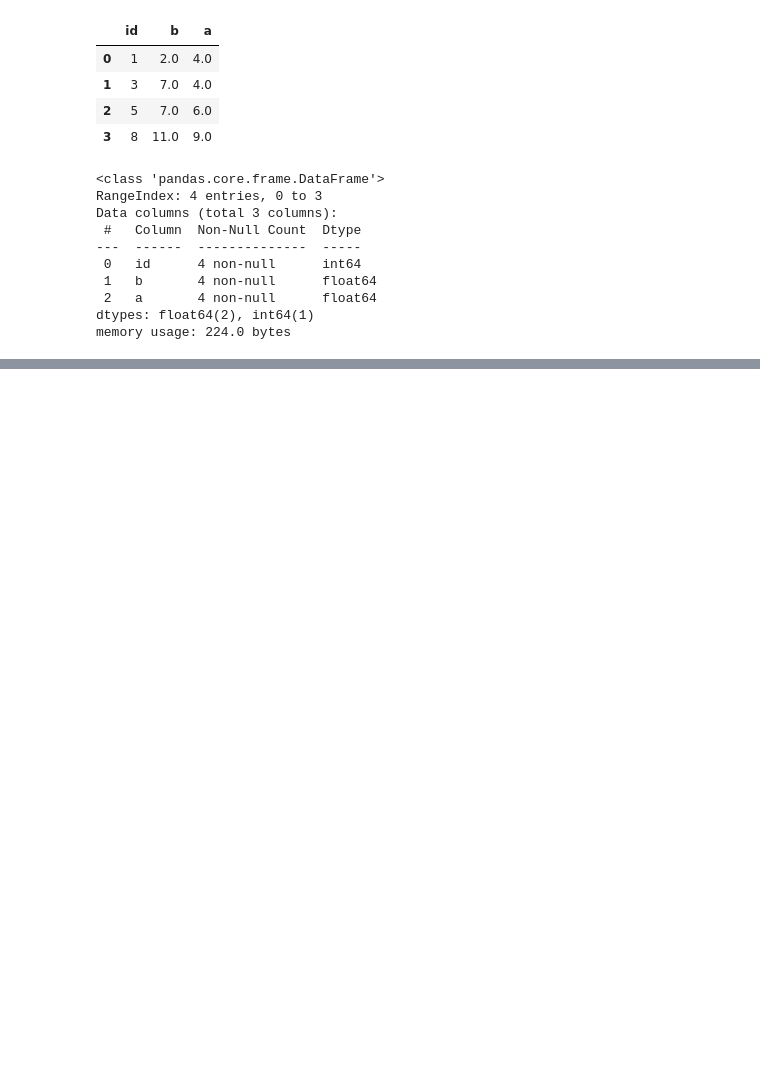
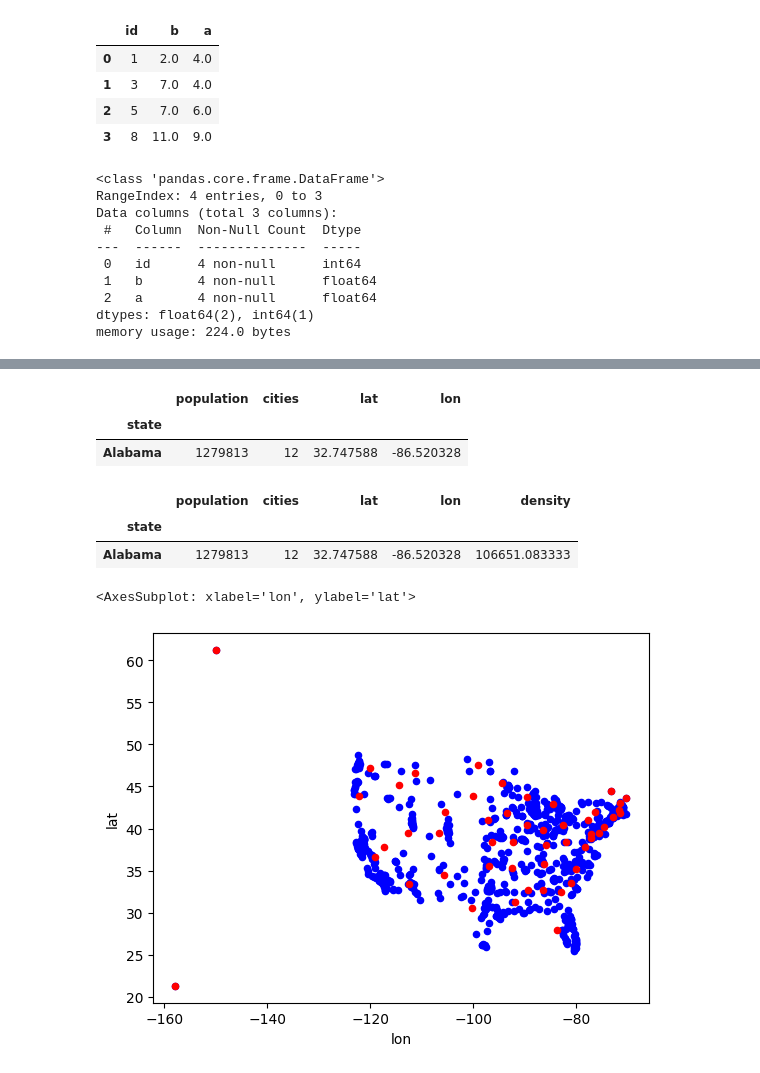
Before and after one commit to rassafel/PythonAI-learn-2022-2023, a Jupyter notebook: pandas_work.ipynb, the cells around one changed output, grey strips where cells are left out. Drawn from its saved outputs; the diff is of its cells as text; code cells hidden in the pictures; blank space fills up the shorter version.

```diff
--- a/pandas_work.ipynb
+++ b/pandas_work.ipynb
@@ -467,0 +646,11 @@ memory usage: 224.0 bytes
+# %%
+agg_df = df.groupby(['state']).agg(
+    min_lat=pd.NamedAgg(column='lat', aggfunc='min'),
+    max_lat=pd.NamedAgg(column='lat', aggfunc='max'),
+    min_lon=pd.NamedAgg(column='lon', aggfunc='min'),
+    max_lon=pd.NamedAgg(column='lon', aggfunc='max'),
+    population=pd.NamedAgg(column='population', aggfunc='sum'),
+    cities=pd.NamedAgg(column='city', aggfunc='count')
+)
+# Выполняем группировку по названию штата
+agg_df.head(1)
@@ -467,0 +661,4 @@ memory usage: 224.0 bytes
+# %%
+agg_df['lat'] = (agg_df['max_lat'] + agg_df['min_lat']) / 2
+agg_df['lon'] = (agg_df['max_lon'] + agg_df['min_lon']) / 2
+agg_df.head()
@@ -467,0 +673,21 @@ memory usage: 224.0 bytes
+# %%
+agg_df = agg_df.drop(['min_lat', 'min_lon', 'max_lat', 'max_lon'], axis=1)
+# удаляем столбцы
+agg_df.head(1)
+# %% [output]
+|  | population | cities | lat | lon |
+| state |  |  |  |  |
+| Alabama | 1279813 | 12 | 32.747588 | -86.520328 |
+# %%
+agg_df['density'] = agg_df['population'] / agg_df['cities']
+agg_df.head(1)
+# %% [output]
+|  | population | cities | lat | lon | density |
+| state |  |  |  |  |  |
+| Alabama | 1279813 | 12 | 32.747588 | -86.520328 | 106651.083333 |
+# %%
+ax = df.plot(x='lon', y='lat', kind='scatter', c='Blue')
+agg_df.plot(x='lon', y='lat', kind='scatter', c='Red', ax=ax)
+# %% [output]
+<AxesSubplot: xlabel='lon', ylabel='lat'>
+[figure, added]
```
Also changed, not shown: parts of 22 cells of this notebook.
